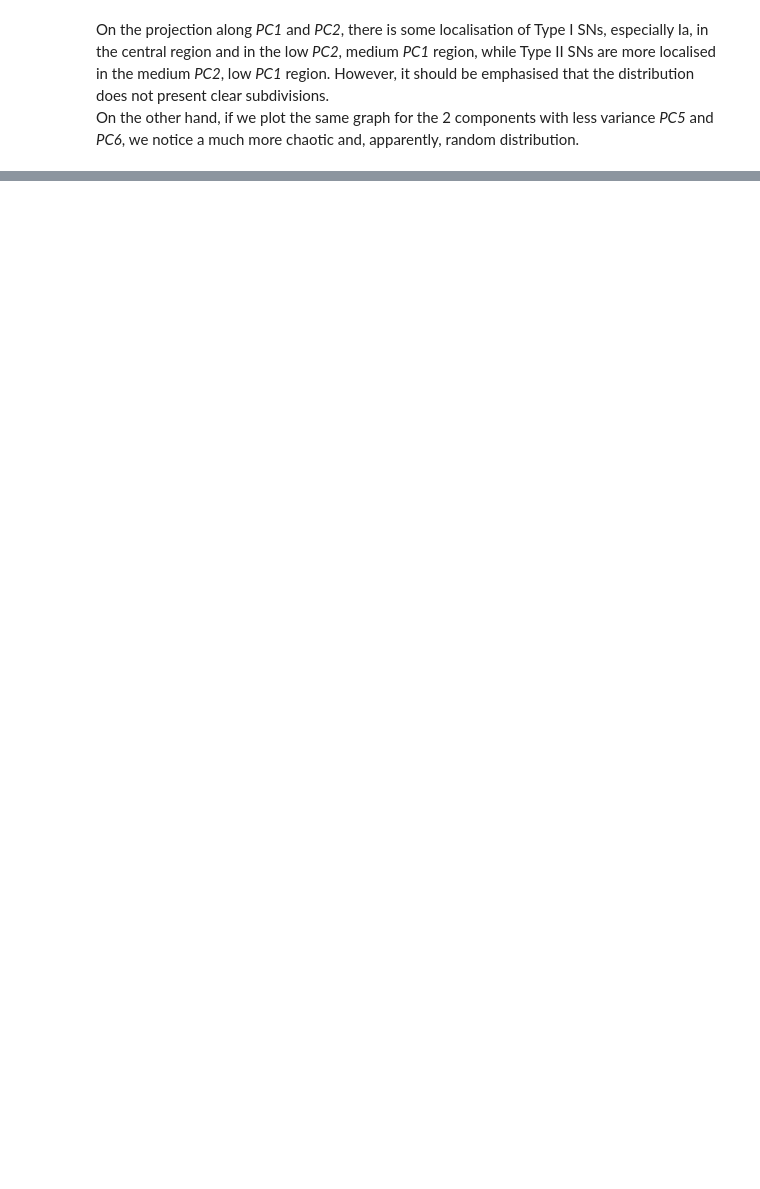
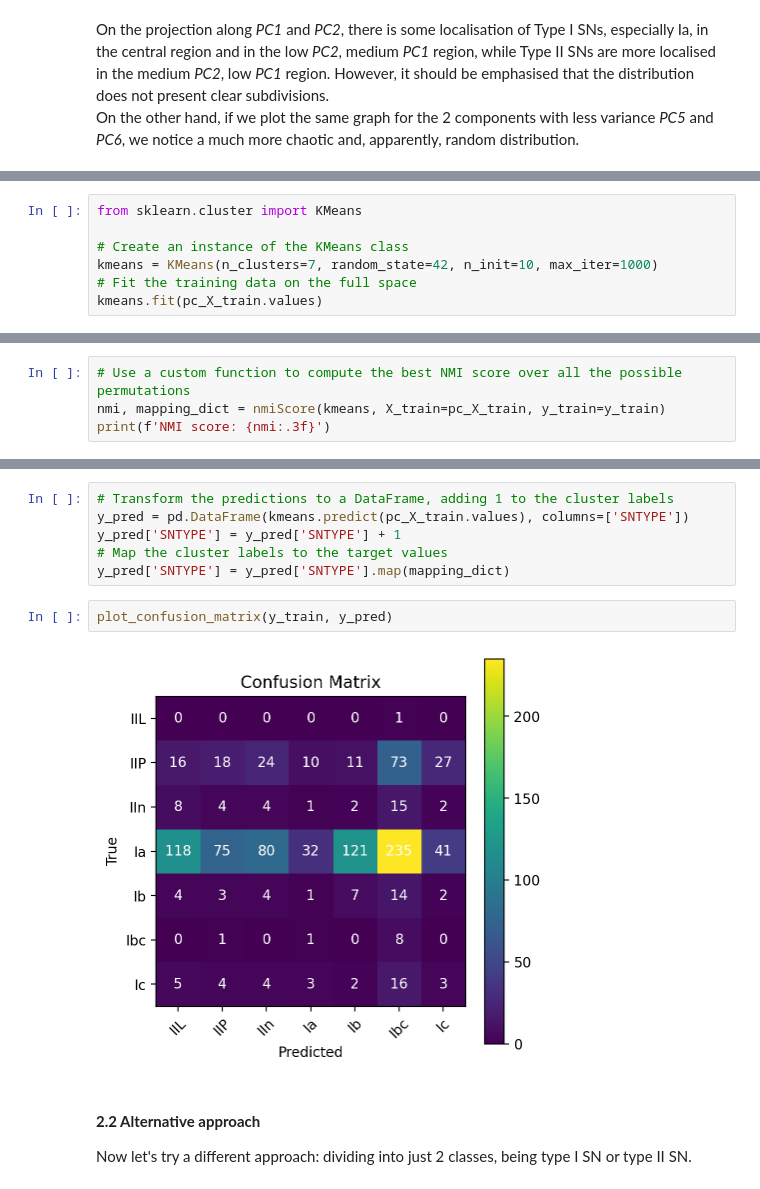
Before and after one commit to zick97/SN_clf_project, a Jupyter notebook: unsupervised.ipynb, the cells around one changed output, grey strips where cells are left out. Drawn from its saved outputs; the diff is of its cells as text; blank space fills up the shorter version.

```diff
--- a/unsupervised.ipynb
+++ b/unsupervised.ipynb
@@ -242,0 +278,7 @@ We get the same results as the sklearn PCA.
+# %%
+from sklearn.cluster import KMeans
+
+# Create an instance of the KMeans class
+kmeans = KMeans(n_clusters=7, random_state=42, n_init=10, max_iter=1000)
+# Fit the training data on the full space
+kmeans.fit(pc_X_train.values)
@@ -242,0 +303,4 @@ We get the same results as the sklearn PCA.
+# %%
+# Use a custom function to compute the best NMI score over all the possible permutations
+nmi, mapping_dict = nmiScore(kmeans, X_train=pc_X_train, y_train=y_train)
+print(f'NMI score: {nmi:.3f}')
@@ -242,0 +314,13 @@ We get the same results as the sklearn PCA.
+# %%
+# Transform the predictions to a DataFrame, adding 1 to the cluster labels
+y_pred = pd.DataFrame(kmeans.predict(pc_X_train.values), columns=['SNTYPE'])
+y_pred['SNTYPE'] = y_pred['SNTYPE'] + 1
+# Map the cluster labels to the target values
+y_pred['SNTYPE'] = y_pred['SNTYPE'].map(mapping_dict)
+# %%
+plot_confusion_matrix(y_train, y_pred)
+# %% [output]
+[figure, added]
+# %% [markdown]
+#### __2.2 Alternative approach__
+Now let's try a different approach: dividing into just 2 classes, being type I SN or type II SN.
```
Also changed, not shown: parts of 35 cells of this notebook, 11 other files.
